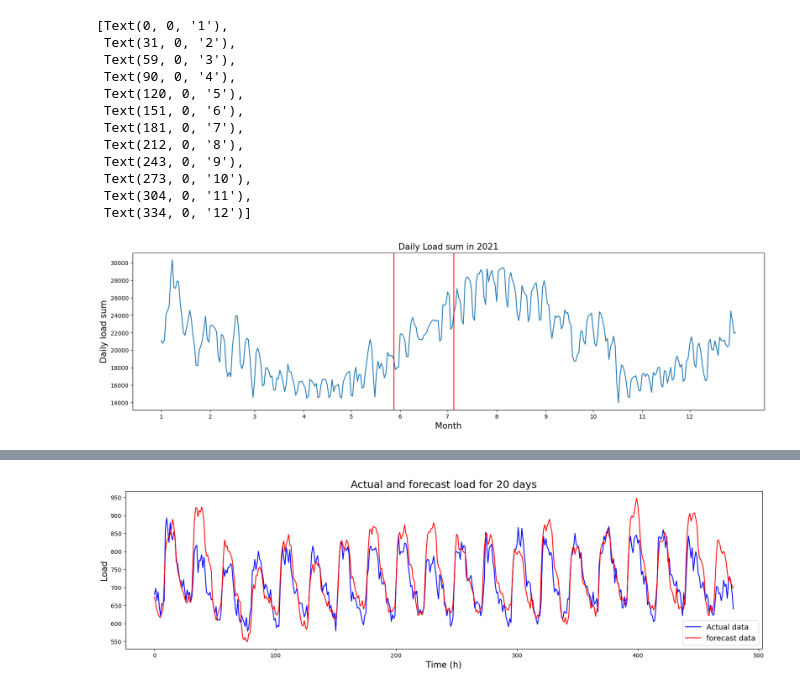
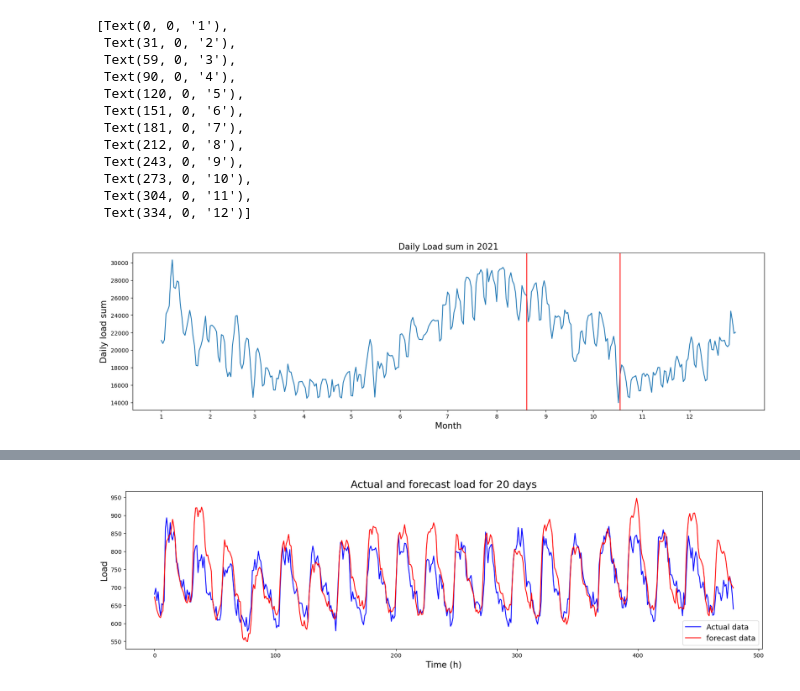
Before and after one commit to Ye-eun-Kim/IIS_net_load_forecast, a Jupyter notebook: model_everyday_direct_load_no_flag.ipynb, the cells around one changed output, grey strips where cells are left out. Cells and saved outputs as stored; diff of their text form; code cells hidden in the pictures.

```diff
--- a/model_everyday_direct_load_no_flag.ipynb
+++ b/model_everyday_direct_load_no_flag.ipynb
@@ -32,8 +32,8 @@ random.seed(RANDOM_SEED)
 
 load = pd.read_csv("./processed_data/RISE_2021_load.csv", index_col = 0)
 # X: 210101-211230, Y: 210102-211231 / 364*25 (24h+1flag)
-X = load.iloc[0:364,:]
-Y = load.iloc[1:365,:]
+X = load.iloc[0:364,0:24]
+Y = load.iloc[1:365,0:24]
 X = torch.FloatTensor(X.values)
 Y = torch.FloatTensor(Y.values)
 
@@ -70,36 +70,36 @@ ax = plt.axes()
 ax.plot(data)
 
 plt.title('Daily Load sum in 2021', fontsize = 15)
 plt.xlabel('Month', fontsize = 15)
 plt.ylabel('Daily load sum', fontsize = 15)
 
 # Set the x-tick positions and labels
 x_ticks = []
 x_labels = []
 for i, interval in enumerate(label_interval):
     # start = sum(label_interval[:i])*24       # 하루에 24개의 feature가 있으니까 24를 따로 곱해주었다.
     start = sum(label_interval[:i])            # X를 그대로 사용하지 않고, 일자별로 load 합계를 구했기 때문에 feature 개수인 24를 곱하지 않는다.
     x_ticks.append(start)
     x_labels.append(f'{i+1}')
 
-plt.axvline(x = 185, c='r')
-plt.axvline(x = 147, c='r')
+plt.axvline(x = 231, c='r')
+plt.axvline(x = 290, c='r')
 ax.set_xticks(x_ticks)
 ax.set_xticklabels(x_labels)
 # %% [output]
 [Text(0, 0, '1'),
  Text(31, 0, '2'),
  Text(59, 0, '3'),
  Text(90, 0, '4'),
  Text(120, 0, '5'),
  Text(151, 0, '6'),
  Text(181, 0, '7'),
  Text(212, 0, '8'),
  Text(243, 0, '9'),
  Text(273, 0, '10'),
  Text(304, 0, '11'),
  Text(334, 0, '12')]
-[figure, old version]
+[figure, new version]
 # %%
 # # min max 날짜 찾아내는 코드 -->  근데 쓸모없게 됨..
 # print(torch.max(torch.sum(X, axis=1)), torch.min(torch.sum(X, axis=1)), torch.max(torch.sum(X, axis=1))-torch.min(torch.sum(X, axis=1)))
```
Also changed, not shown: parts of 3 cells of this notebook, 6 other files.
